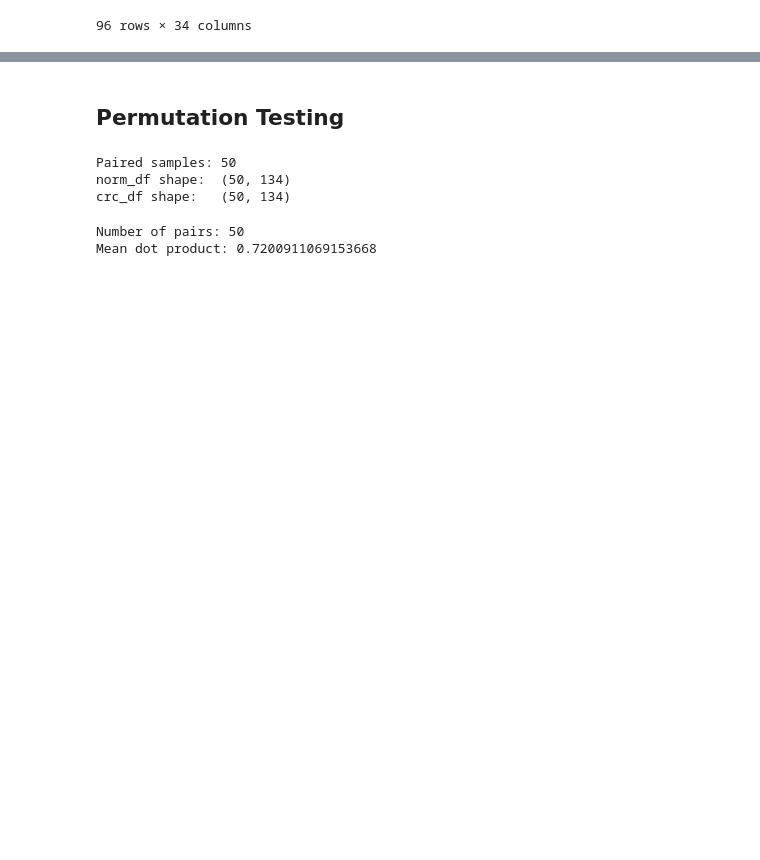
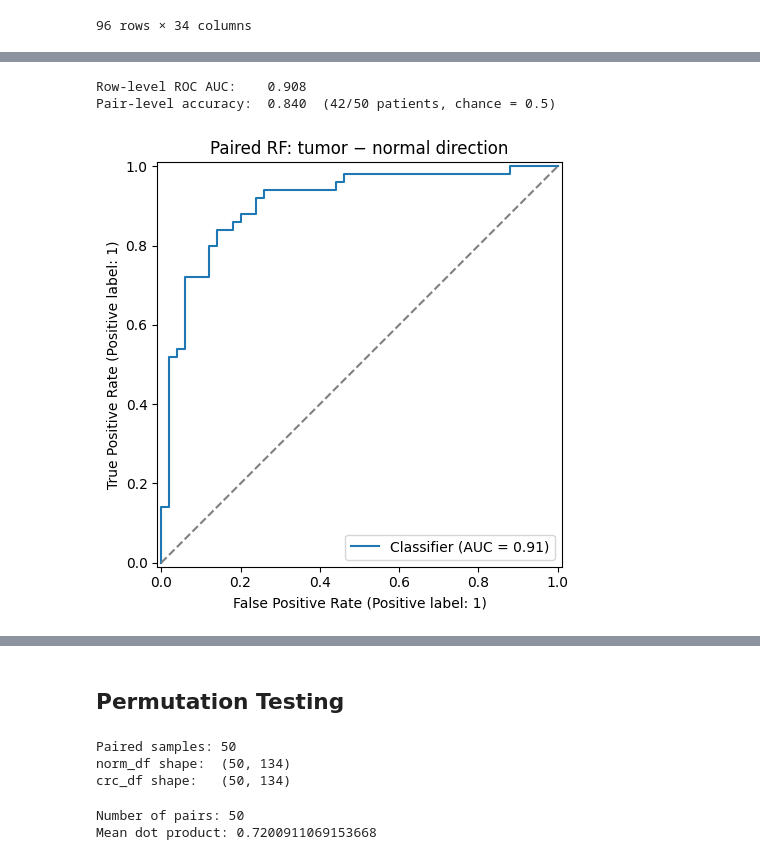
Before and after one commit to bartholoalexander/CRC-Inter-Individual-Variation, a Jupyter notebook: CRC_Inter_Individual_Difference.ipynb, the cells around one changed output, grey strips where cells are left out. Cells and saved outputs as stored; diff of their text form; code cells hidden in the pictures; blank space fills up the shorter version.

```diff
--- a/CRC_Inter_Individual_Difference.ipynb
+++ b/CRC_Inter_Individual_Difference.ipynb
@@ -457,0 +584,32 @@ meta.head(-5)
+# %%
+rf_pair = RandomForestClassifier(
+    n_estimators=500,
+    max_features="sqrt",
+    min_samples_leaf=2,
+    random_state=42,
+    n_jobs=-1,
+)
+
+cv_pair = GroupKFold(n_splits=5)   # a patient's +delta and -delta stay together
+
+proba_pair = cross_val_predict(rf_pair, X_pair, y_pair, groups=groups_pair,
+                               cv=cv_pair, method="predict_proba")[:, 1]
+
+n_p = len(delta_p)
+# Pair-level call: did the model score the true tumor-minus-normal direction higher?
+pair_correct = proba_pair[:n_p] > proba_pair[n_p:]
+
+print(f"Row-level ROC AUC:    {roc_auc_score(y_pair, proba_pair):.3f}")
+print(f"Pair-level accuracy:  {pair_correct.mean():.3f}  "
+      f"({pair_correct.sum()}/{n_p} patients, chance = 0.5)")
+
+fig, ax = plt.subplots(figsize=(5.5, 5))
+RocCurveDisplay.from_predictions(y_pair, proba_pair, ax=ax)
+ax.plot([0, 1], [0, 1], "--", color="gray")
+ax.set_title("Paired RF: tumor − normal direction")
+plt.tight_layout()
+plt.show()
+# %% [output]
+Row-level ROC AUC:    0.908
+Pair-level accuracy:  0.840  (42/50 patients, chance = 0.5)
+[figure, added]
```
Also changed, not shown: parts of 18 cells of this notebook, 1 other file.
